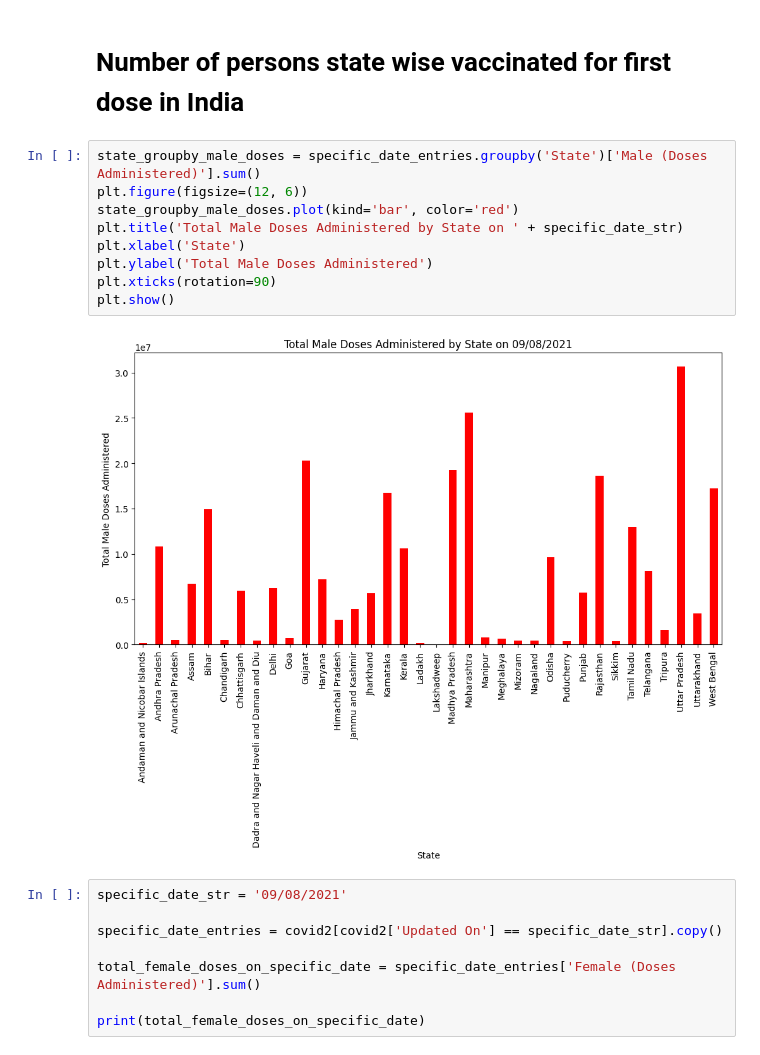
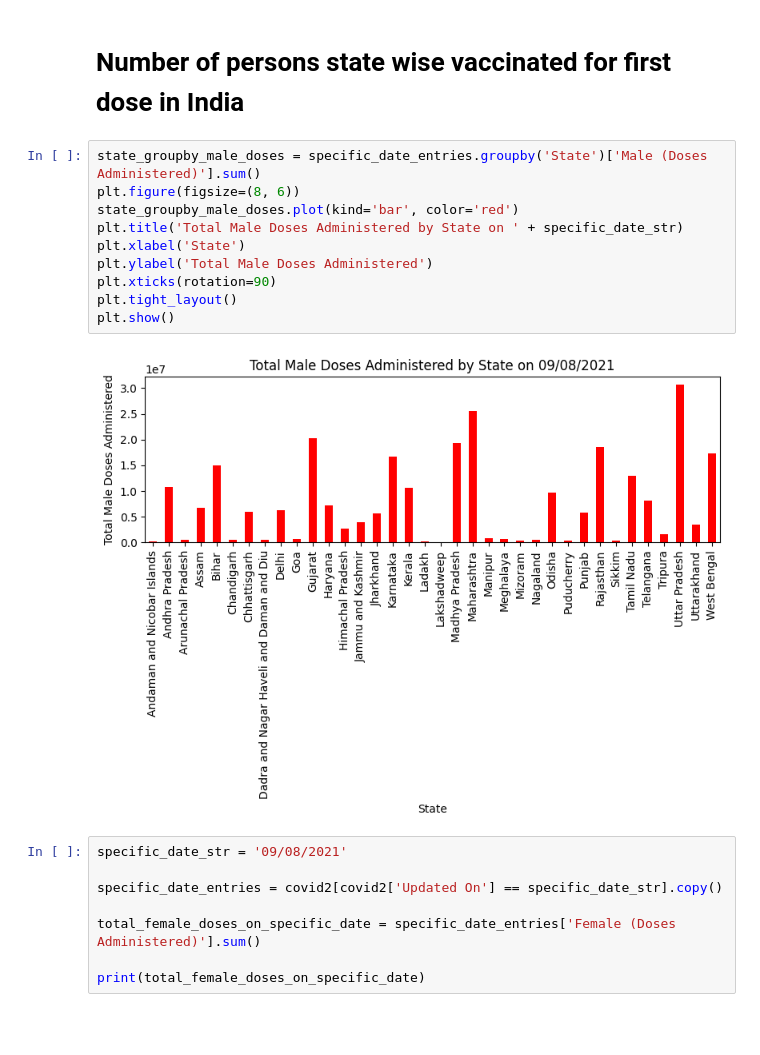
Before and after one commit to sahil3241/Covid-Analysis, a Jupyter notebook: a4.ipynb, the cells around one changed output. Cells and saved outputs as stored; diff of their text form; blank space fills up the shorter version.

```diff
--- a/a4.ipynb
+++ b/a4.ipynb
@@ -134,15 +134,16 @@ print(total_male_doses_on_specific_date)
 # Number of persons state wise vaccinated for first dose in India
 # %%
 state_groupby_male_doses = specific_date_entries.groupby('State')['Male (Doses Administered)'].sum()
-plt.figure(figsize=(12, 6))
+plt.figure(figsize=(8, 6))
 state_groupby_male_doses.plot(kind='bar', color='red')
 plt.title('Total Male Doses Administered by State on ' + specific_date_str)
 plt.xlabel('State')
 plt.ylabel('Total Male Doses Administered')
 plt.xticks(rotation=90)
+plt.tight_layout()
 plt.show()
 # %% [output]
-[figure, old version]
+[figure, new version]
 # %%
 specific_date_str = '09/08/2021'
 
```
Also changed, not shown: parts of 5 cells of this notebook, 2 other files.
